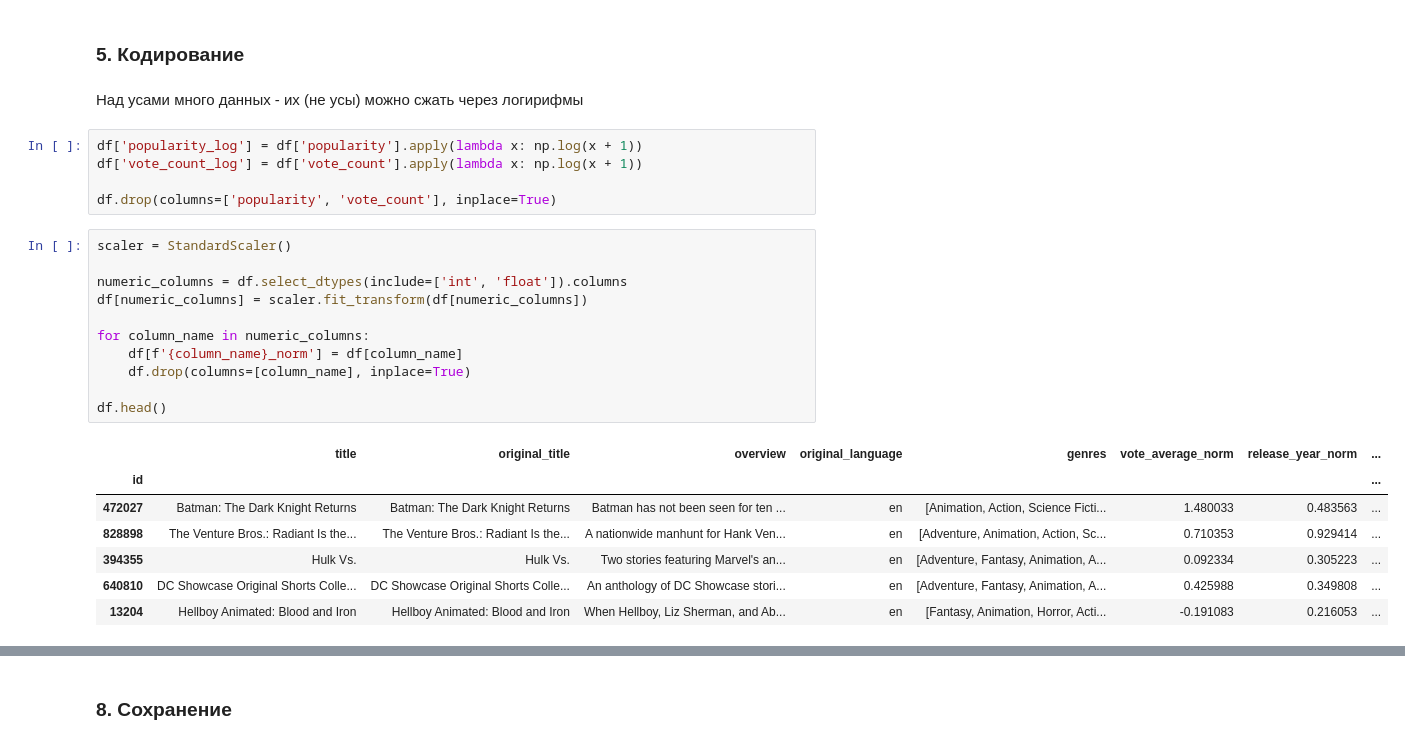
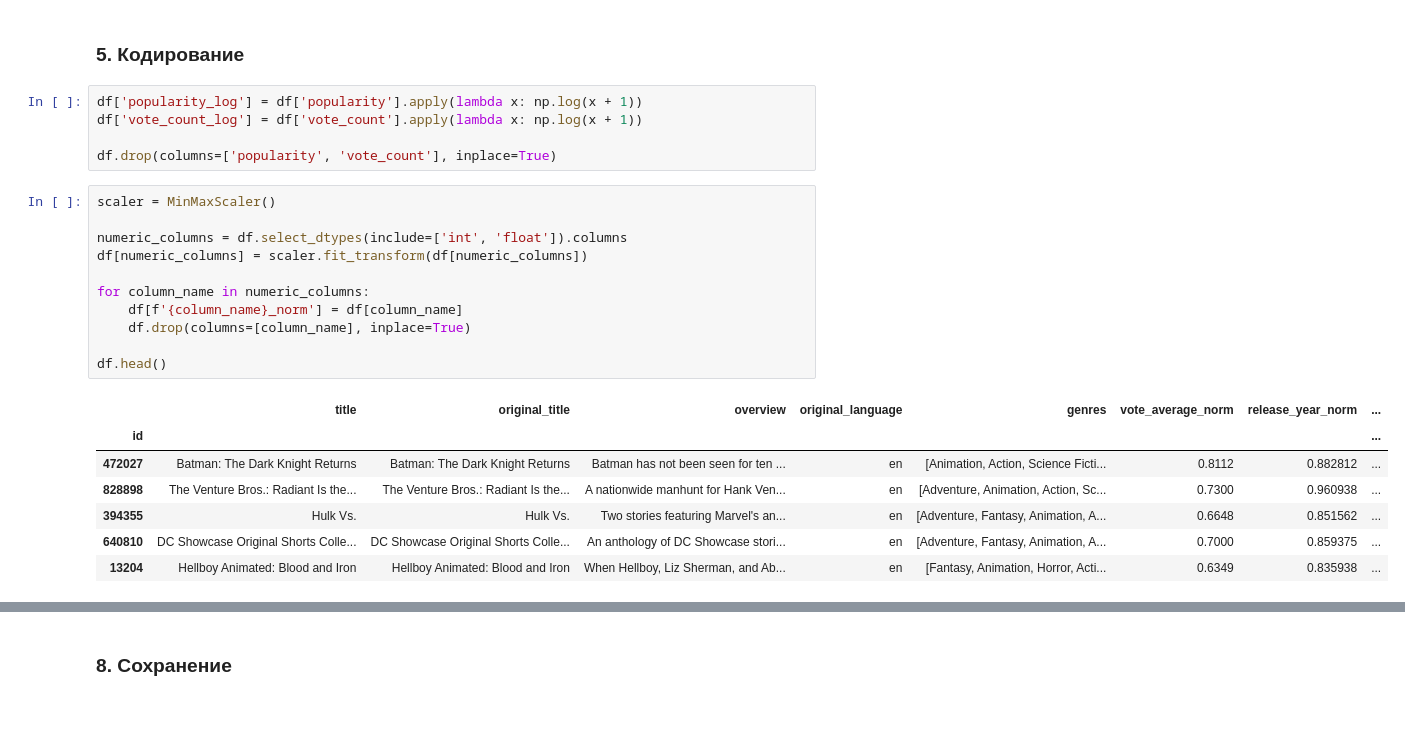
Before and after one commit to hate-red/besttea, a Jupyter notebook: ml/preprocessing.ipynb, the cells around one changed output, grey strips where cells are left out. Saved outputs shown, nothing was run; the diff lists cells and outputs as text; blank space fills up the shorter version.

```diff
--- a/ml/preprocessing.ipynb
+++ b/ml/preprocessing.ipynb
@@ -132,29 +131,27 @@ plt.show()
 [figure]
 # %% [markdown]
 ### 5. Кодирование
-# %% [markdown]
-Над усами много данных - их (не усы) можно сжать через логирифмы
 # %%
 df['popularity_log'] = df['popularity'].apply(lambda x: np.log(x + 1))
 df['vote_count_log'] = df['vote_count'].apply(lambda x: np.log(x + 1))
 
 df.drop(columns=['popularity', 'vote_count'], inplace=True)
 # %%
-scaler = StandardScaler()
+scaler = MinMaxScaler()
 
 numeric_columns = df.select_dtypes(include=['int', 'float']).columns
 df[numeric_columns] = scaler.fit_transform(df[numeric_columns])
 
 for column_name in numeric_columns:
     df[f'{column_name}_norm'] = df[column_name]
     df.drop(columns=[column_name], inplace=True)
 
 df.head()
 # %% [output]
 |  | title | original_title | overview | original_language | genres | vote_average_norm | release_year_norm | ... |
 | id |  |  |  |  |  |  |  | ... |
-| 472027 | Batman: The Dark Knight Returns | Batman: The Dark Knight Returns | Batman has not been seen for ten ... | en | [Animation, Action, Science Ficti... | 1.480033 | 0.483563 | ... |
-| 828898 | The Venture Bros.: Radiant Is the... | The Venture Bros.: Radiant Is the... | A nationwide manhunt for Hank Ven... | en | [Adventure, Animation, Action, Sc... | 0.710353 | 0.929414 | ... |
-| 394355 | Hulk Vs. | Hulk Vs. | Two stories featuring Marvel's an... | en | [Adventure, Fantasy, Animation, A... | 0.092334 | 0.305223 | ... |
-| 640810 | DC Showcase Original Shorts Colle... | DC Showcase Original Shorts Colle... | An anthology of DC Showcase stori... | en | [Adventure, Fantasy, Animation, A... | 0.425988 | 0.349808 | ... |
-| 13204 | Hellboy Animated: Blood and Iron | Hellboy Animated: Blood and Iron | When Hellboy, Liz Sherman, and Ab... | en | [Fantasy, Animation, Horror, Acti... | -0.191083 | 0.216053 | ... |
+| 472027 | Batman: The Dark Knight Returns | Batman: The Dark Knight Returns | Batman has not been seen for ten ... | en | [Animation, Action, Science Ficti... | 0.8112 | 0.882812 | ... |
+| 828898 | The Venture Bros.: Radiant Is the... | The Venture Bros.: Radiant Is the... | A nationwide manhunt for Hank Ven... | en | [Adventure, Animation, Action, Sc... | 0.7300 | 0.960938 | ... |
+| 394355 | Hulk Vs. | Hulk Vs. | Two stories featuring Marvel's an... | en | [Adventure, Fantasy, Animation, A... | 0.6648 | 0.851562 | ... |
+| 640810 | DC Showcase Original Shorts Colle... | DC Showcase Original Shorts Colle... | An anthology of DC Showcase stori... | en | [Adventure, Fantasy, Animation, A... | 0.7000 | 0.859375 | ... |
+| 13204 | Hellboy Animated: Blood and Iron | Hellboy Animated: Blood and Iron | When Hellboy, Liz Sherman, and Ab... | en | [Fantasy, Animation, Horror, Acti... | 0.6349 | 0.835938 | ... |
```
Also changed, not shown: parts of 8 cells of this notebook.
